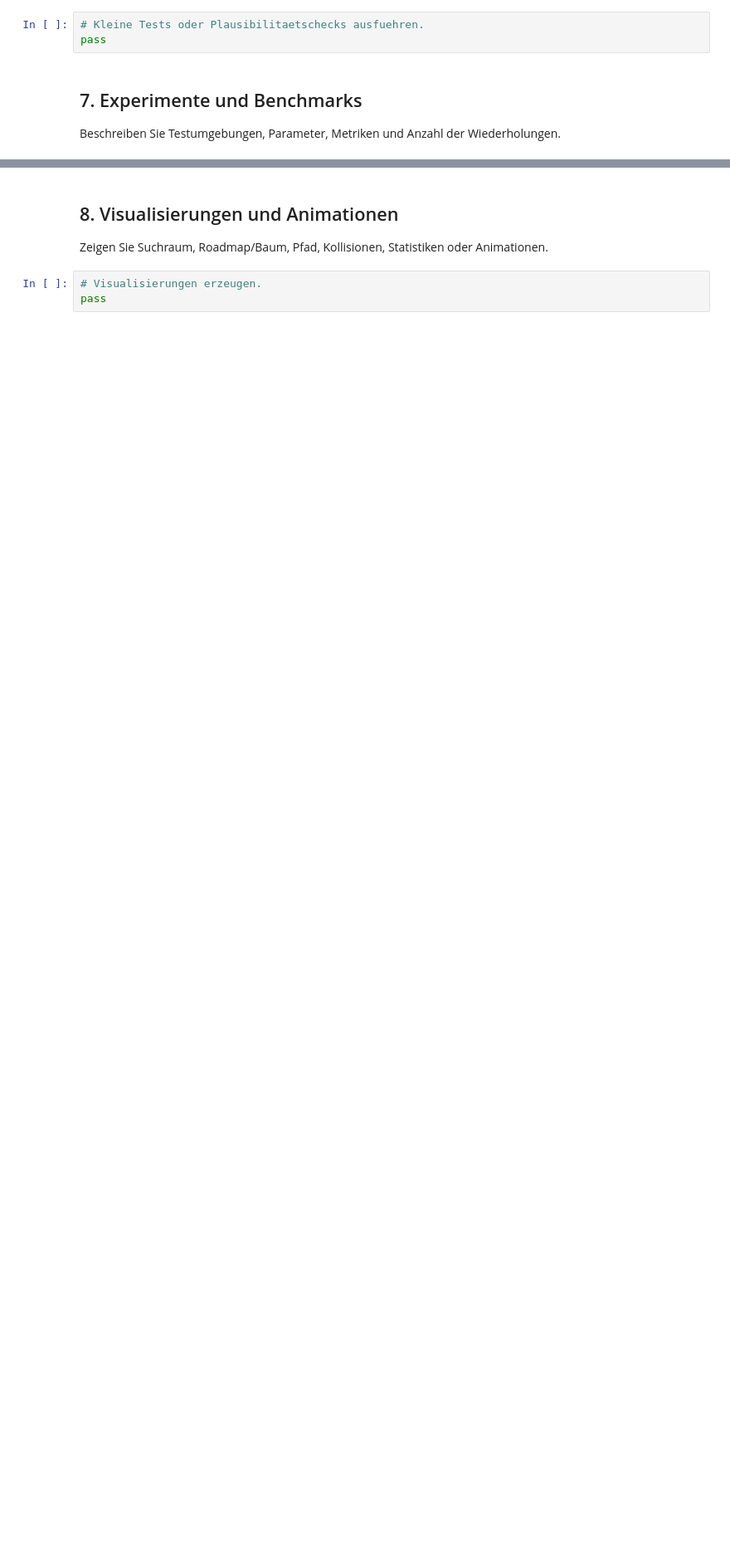
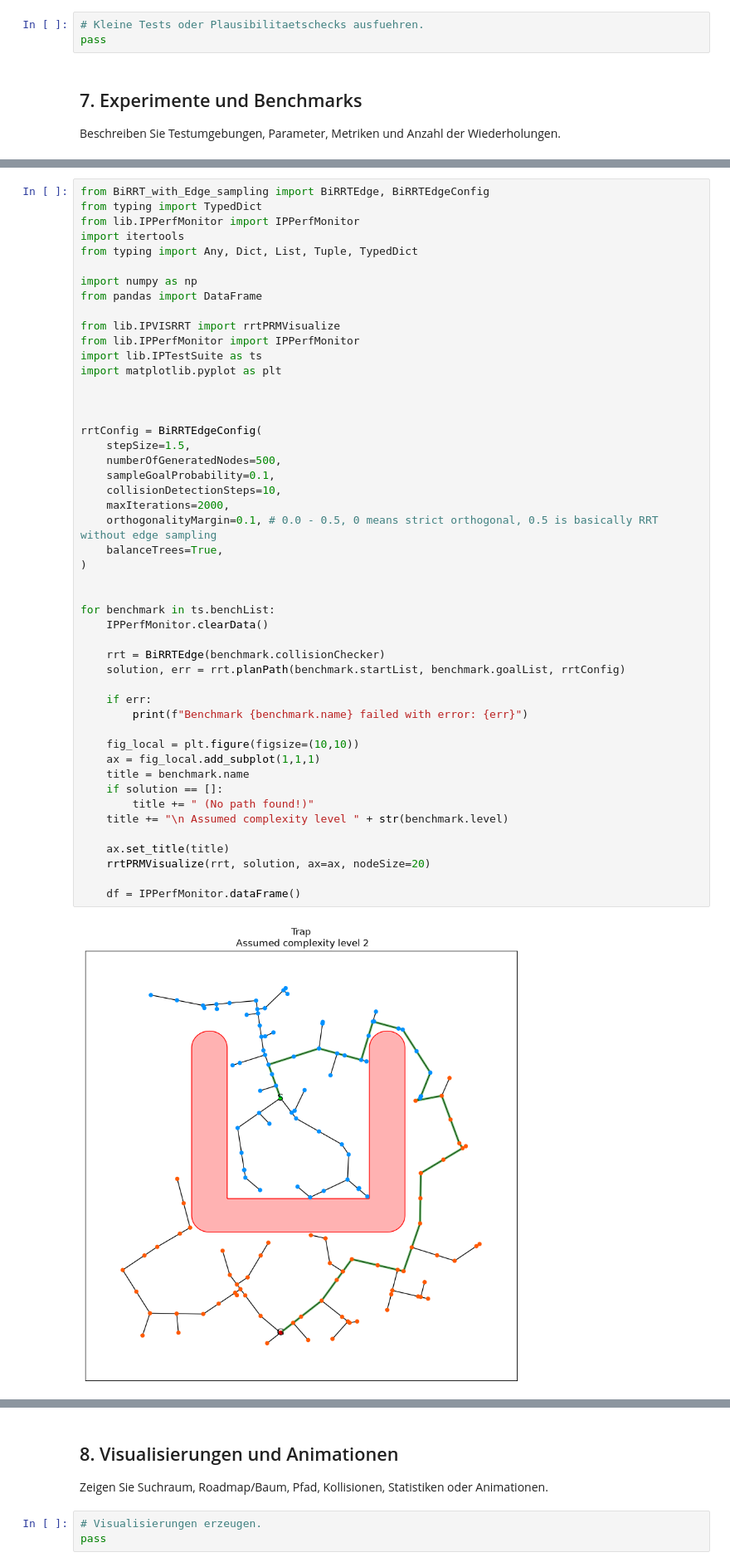
Before and after one commit to LorettaJacobs/RRT_with_Edge_sampling, a Jupyter notebook: Projektaufgabe_Template.ipynb, the cells around one changed output, grey strips where cells are left out. Shown at 83% size. Drawn from its saved outputs; the diff is of its cells as text; blank space fills up the shorter version.

```diff
--- a/Projektaufgabe_Template.ipynb
+++ b/Projektaufgabe_Template.ipynb
@@ -555,0 +514,50 @@ Exception: The graph is either not connected or not acyclic
+# %%
+from BiRRT_with_Edge_sampling import BiRRTEdge, BiRRTEdgeConfig
+from typing import TypedDict
+from lib.IPPerfMonitor import IPPerfMonitor
+import itertools
+from typing import Any, Dict, List, Tuple, TypedDict
+
+import numpy as np
+from pandas import DataFrame
+
+from lib.IPVISRRT import rrtPRMVisualize
+from lib.IPPerfMonitor import IPPerfMonitor
+import lib.IPTestSuite as ts
+import matplotlib.pyplot as plt
+
+
+
+rrtConfig = BiRRTEdgeConfig(
+    stepSize=1.5,
+    numberOfGeneratedNodes=500,
+    sampleGoalProbability=0.1,
+    collisionDetectionSteps=10,
+    maxIterations=2000,
+    orthogonalityMargin=0.1, # 0.0 - 0.5, 0 means strict orthogonal, 0.5 is basically RRT without edge sampling
+    balanceTrees=True,
+)
+
+
+for benchmark in ts.benchList:
+    IPPerfMonitor.clearData()
+
+    rrt = BiRRTEdge(benchmark.collisionChecker)
+    solution, err = rrt.planPath(benchmark.startList, benchmark.goalList, rrtConfig)
+
+    if err:
+        print(f"Benchmark {benchmark.name} failed with error: {err}")
+
+    fig_local = plt.figure(figsize=(10,10))
+    ax = fig_local.add_subplot(1,1,1)
+    title = benchmark.name
+    if solution == []:
+        title += " (No path found!)"
+    title += "\n Assumed complexity level " + str(benchmark.level)
+
+    ax.set_title(title)
+    rrtPRMVisualize(rrt, solution, ax=ax, nodeSize=20)
+
+    df = IPPerfMonitor.dataFrame()
+# %% [output]
+[figure, added]
```
Also changed, not shown: parts of 9 cells of this notebook, 4 other files.
